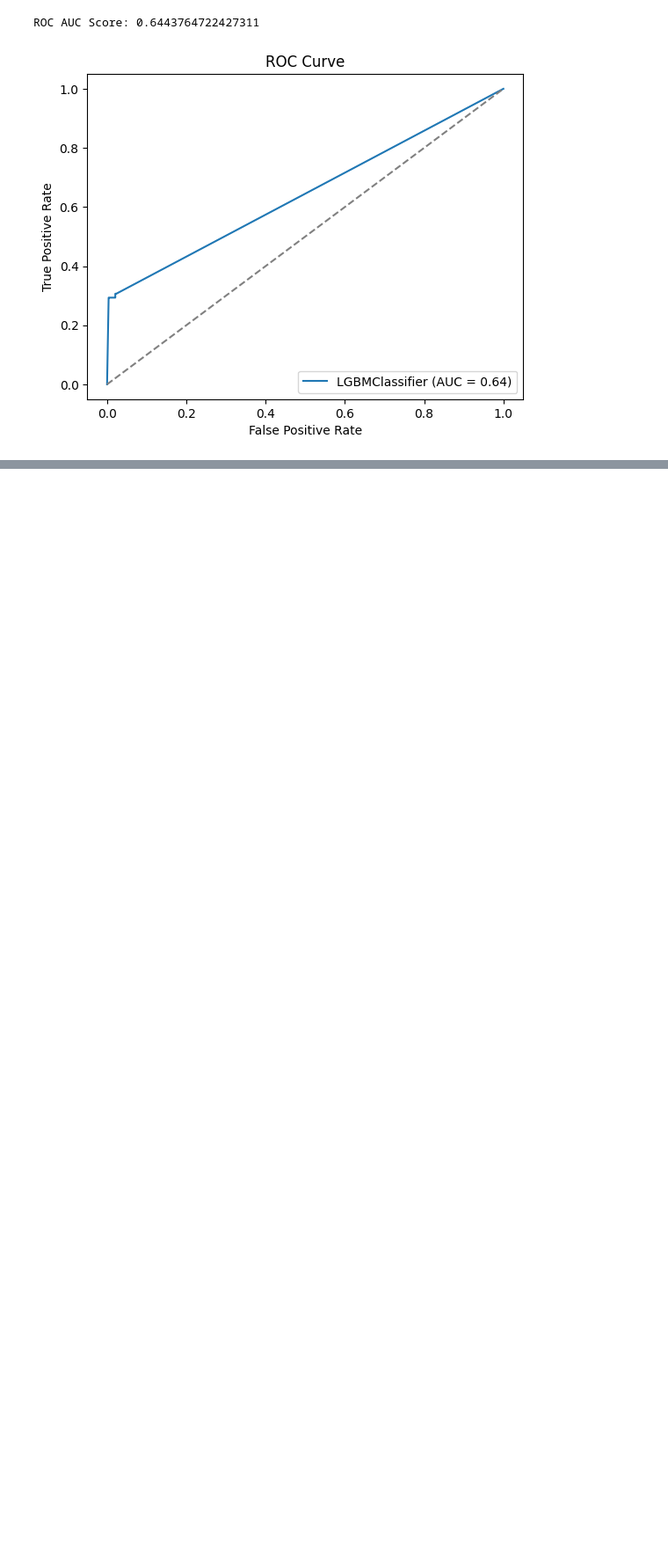
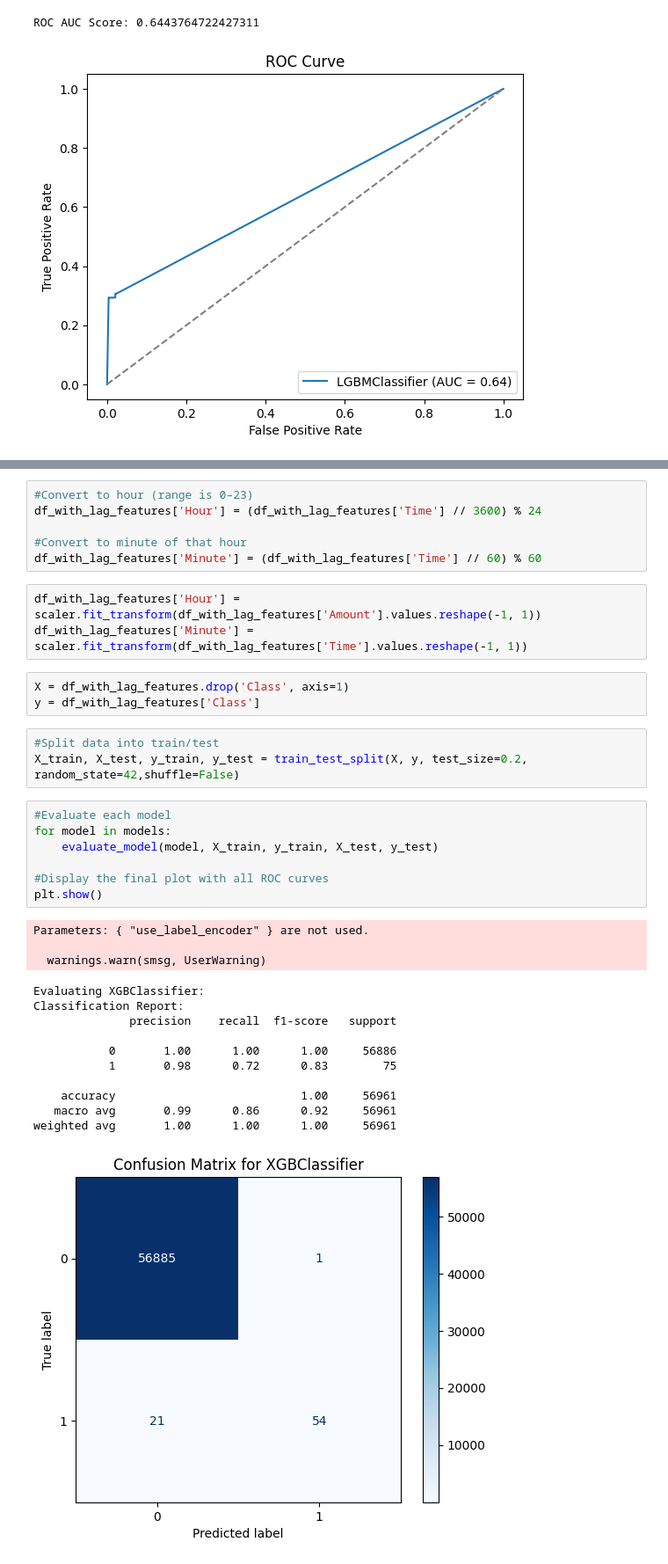
Before and after one commit to COMP3608Project/credit-card-fraud, a Jupyter notebook: 2013_Credit_Card_Fraud_Dataset.ipynb, the cells around one changed output, grey strips where cells are left out. Shown at 88% size. Saved outputs shown, nothing was run; the diff lists cells and outputs as text; blank space fills up the shorter version.

```diff
--- a/2013_Credit_Card_Fraud_Dataset.ipynb
+++ b/2013_Credit_Card_Fraud_Dataset.ipynb
@@ -625,0 +814,37 @@ ROC AUC Score: 0.6443764722427311
+# %%
+#Convert to hour (range is 0–23)
+df_with_lag_features['Hour'] = (df_with_lag_features['Time'] // 3600) % 24
+
+#Convert to minute of that hour
+df_with_lag_features['Minute'] = (df_with_lag_features['Time'] // 60) % 60
+# %%
+df_with_lag_features['Hour'] = scaler.fit_transform(df_with_lag_features['Amount'].values.reshape(-1, 1))
+df_with_lag_features['Minute'] = scaler.fit_transform(df_with_lag_features['Time'].values.reshape(-1, 1))
+# %%
+X = df_with_lag_features.drop('Class', axis=1)
+y = df_with_lag_features['Class']
+# %%
+#Split data into train/test
+X_train, X_test, y_train, y_test = train_test_split(X, y, test_size=0.2, random_state=42,shuffle=False)
+# %%
+#Evaluate each model
+for model in models:
+    evaluate_model(model, X_train, y_train, X_test, y_test)
+
+#Display the final plot with all ROC curves
+plt.show()
+# %% [output]
+Parameters: { "use_label_encoder" } are not used.
+
+  warnings.warn(smsg, UserWarning)
+Evaluating XGBClassifier:
+Classification Report:
+              precision    recall  f1-score   support
+
+           0       1.00      1.00      1.00     56886
+           1       0.98      0.72      0.83        75
+
+    accuracy                           1.00     56961
+   macro avg       0.99      0.86      0.92     56961
+weighted avg       1.00      1.00      1.00     56961
+[figure, added]
```
Also changed, not shown: parts of 22 cells of this notebook.
